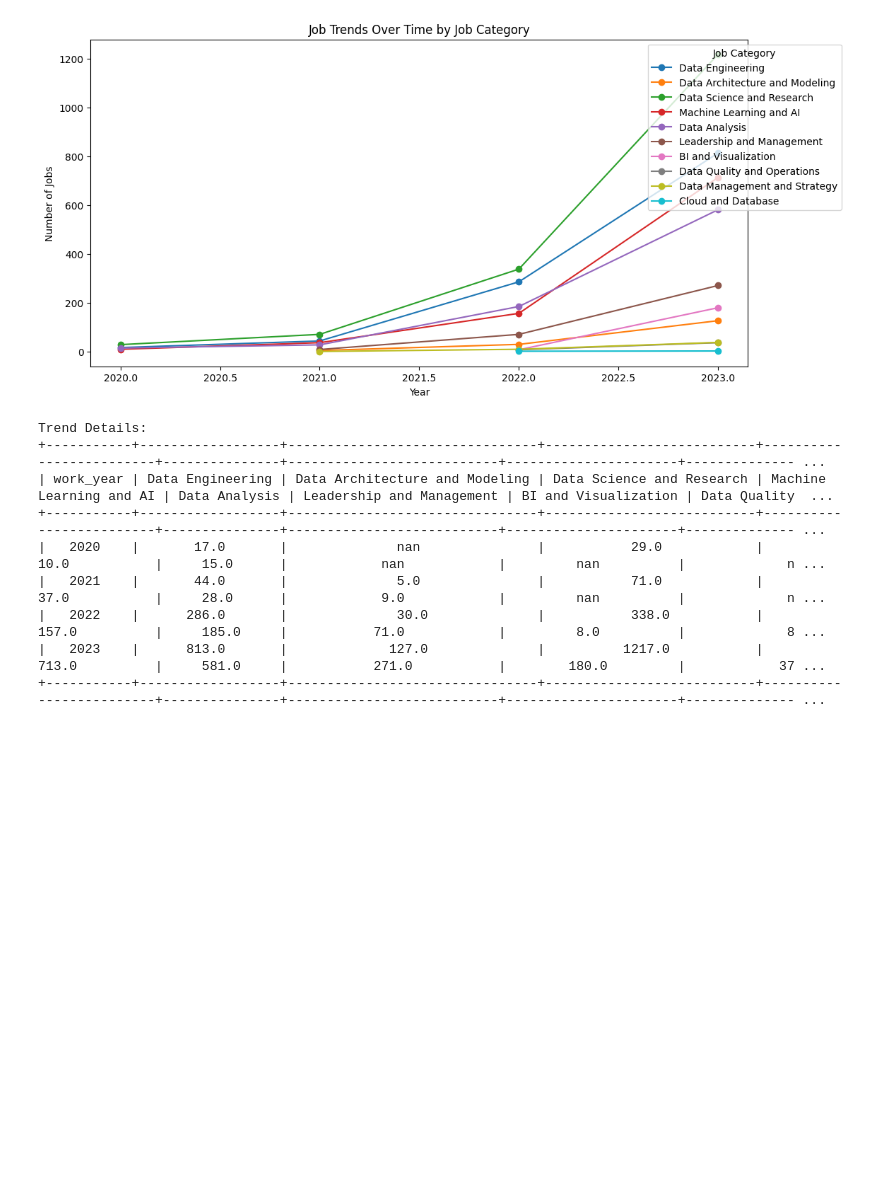
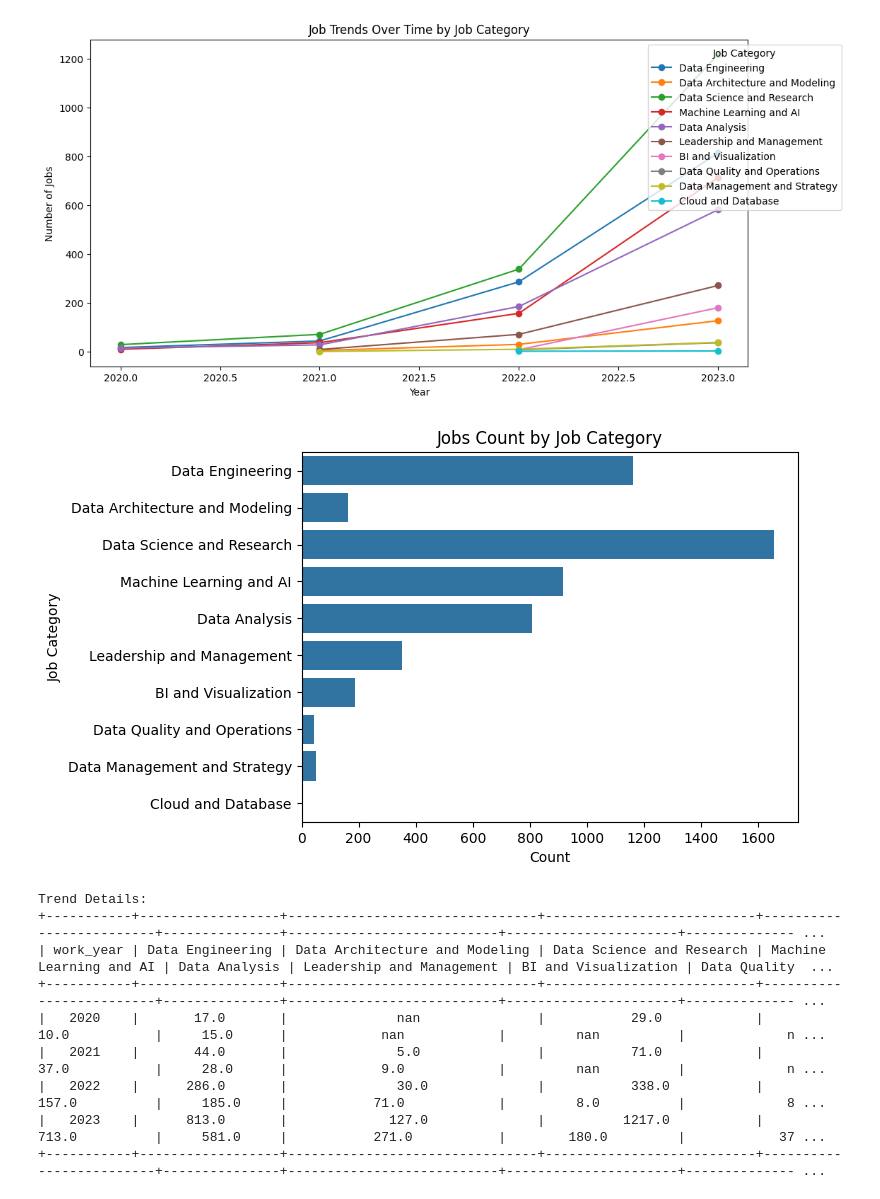
Before and after one commit to ReapredatoR/Data-Science-JobScape-Analysis, a Jupyter notebook: analysis_1.ipynb, the cells around one changed output. Saved outputs shown, nothing was run; the diff lists cells and outputs as text; code cells hidden in the pictures; blank space fills up the shorter version.

Commit message:
new plot

```diff
--- a/analysis_1.ipynb
+++ b/analysis_1.ipynb
@@ -55,6 +55,15 @@ plt.legend(title='Job Category', loc='upper right', bbox_to_anchor=(1.15, 1))
 plt.show()
 # %% [output]
 [figure]
+# %%
+sns.countplot(y=cleaned_data["job_category"])
+
+plt.title('Jobs Count by Job Category')
+plt.xlabel('Count')
+plt.ylabel('Job Category')
+plt.show()
+# %% [output]
+[figure, added]
 # %%
 print("Trend Details:")
 print(tb(trend_details, headers='keys', tablefmt='pretty'))
```
Also changed, not shown: 3 other files.
